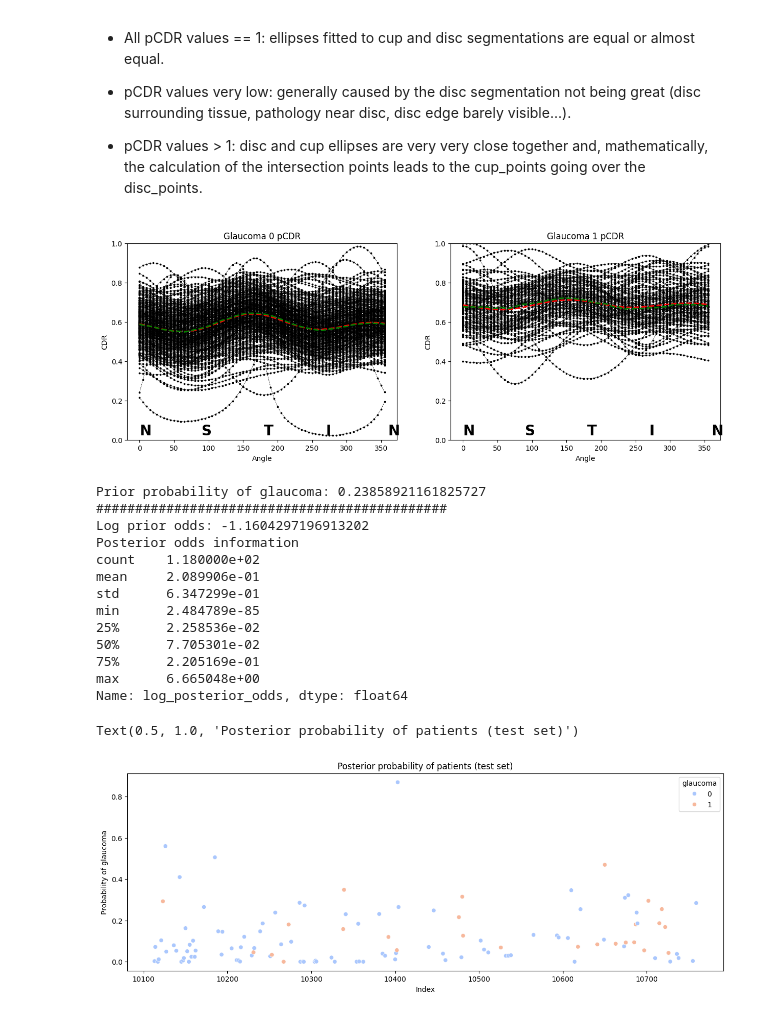
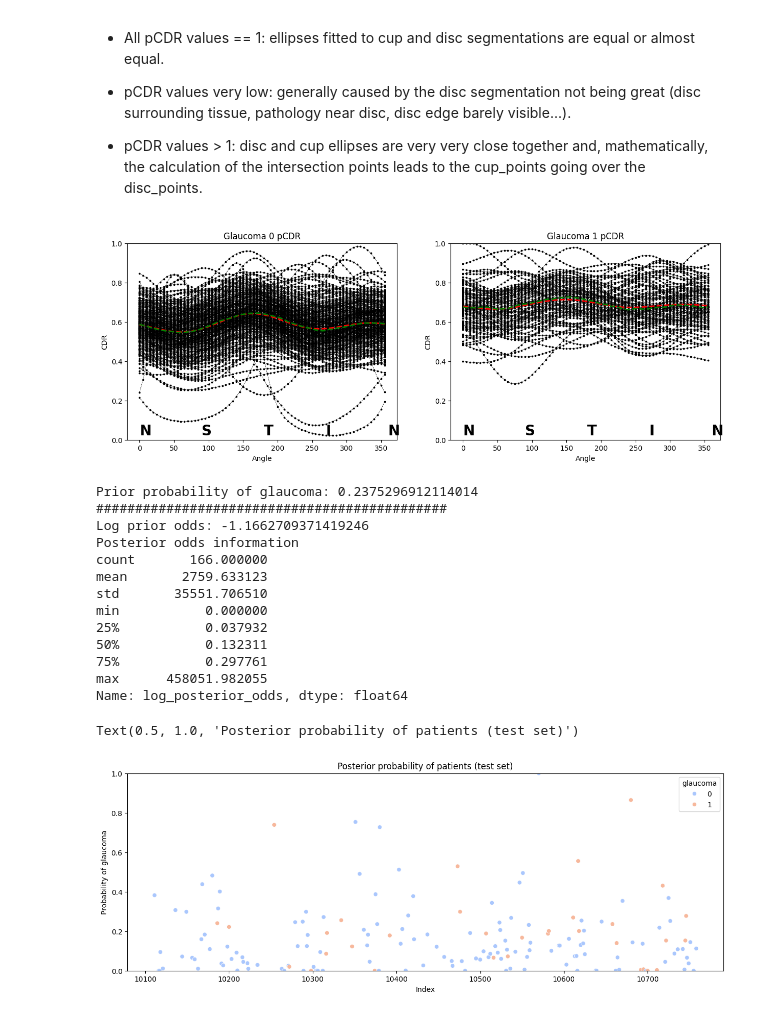
Before and after one commit to Borja21091/Prapillyzer, a Jupyter notebook: notebooks/SMDG_analysis.ipynb, the cells around one changed output. Saved outputs shown, nothing was run; the diff lists cells and outputs as text; code cells hidden in the pictures.

```diff
--- a/notebooks/SMDG_analysis.ipynb
+++ b/notebooks/SMDG_analysis.ipynb
@@ -36,7 +37,7 @@ df = df[(df.iloc[:, 2:] == 1).all(axis=1).__invert__()]
 # Split data into train and test
 seed = np.random.randint(0, 10000)
 np.random.seed(seed)
-train = df.sample(frac=0.8)
+train = df.sample(frac=0.7)
 test = df.drop(train.index)
 print('Train:', train.shape[0])
 print('Test:', test.shape[0])
@@ -101,7 +102,7 @@ for i, (name, group) in enumerate(df_grouped):
 
 plt.show()
 # %% [output]
-[figure, old version]
+[figure, new version]
 # %%
 # Define method to calculate Mahalanobis distance
 def mahalanobis(x, mu, cov):
@@ -147,42 +148,43 @@ for k, v in cov_matrices.items():
     test2[col_name] = mahal.diagonal()
 
 # Prior probability of glaucoma
-prior_glaucoma = (train['glaucoma'] == 1).sum() / ((train['glaucoma'] == 1).sum() + (train['glaucoma'] == 0).sum())
+prior_glaucoma = (train['glaucoma'] == 1).sum() / train.shape[0] # ((train['glaucoma'] == 1).sum() + (train['glaucoma'] == 0).sum())
 print('Prior probability of glaucoma:', prior_glaucoma)
 print('#############################################')
 
 # log(posterior odds) = log(prior odds) + 0.5 * (mahalanobis_0 - mahalanobis_1)
 DDI = test2['mahalanobis_0'] - test2['mahalanobis_1']
 log_prior_odds = np.log(prior_glaucoma / (1 - prior_glaucoma))
 test2['log_posterior_odds'] = log_prior_odds + 0.5 * DDI
 # Print DDI distribution information
 print(f'Log prior odds: {log_prior_odds}')
 # Posterior odds information
 print('Posterior odds information')
 print(np.exp(test2['log_posterior_odds']).describe())
 
 # Posterior probability of glaucoma
 test2['posterior_probability'] = 1 / (1 + np.exp(-test2['log_posterior_odds']))
 
 # Scatter plot of posterior probability of suspected glaucoma
 plt.figure(figsize=(15, 5))
 sns.scatterplot(x=test2.index, y=test2['posterior_probability'], hue=test['glaucoma'], palette='coolwarm')
+plt.ylim(0, 1)
 plt.xlabel('Index')
 plt.ylabel('Probability of glaucoma')
 plt.title('Posterior probability of patients (test set)')
 # %% [output]
-Prior probability of glaucoma: 0.23858921161825727
+Prior probability of glaucoma: 0.2375296912114014
 #############################################
-Log prior odds: -1.1604297196913202
+Log prior odds: -1.1662709371419246
 Posterior odds information
-count    1.180000e+02
-mean     2.089906e-01
-std      6.347299e-01
-min      2.484789e-85
-25%      2.258536e-02
-50%      7.705301e-02
-75%      2.205169e-01
-max      6.665048e+00
+count       166.000000
+mean       2759.633123
+std       35551.706510
+min           0.000000
+25%           0.037932
+50%           0.132311
+75%           0.297761
+max      458051.982055
 Name: log_posterior_odds, dtype: float64
 Text(0.5, 1.0, 'Posterior probability of patients (test set)')
-[figure, old version]
+[figure, new version]
```
Also changed, not shown: parts of 5 cells of this notebook.
